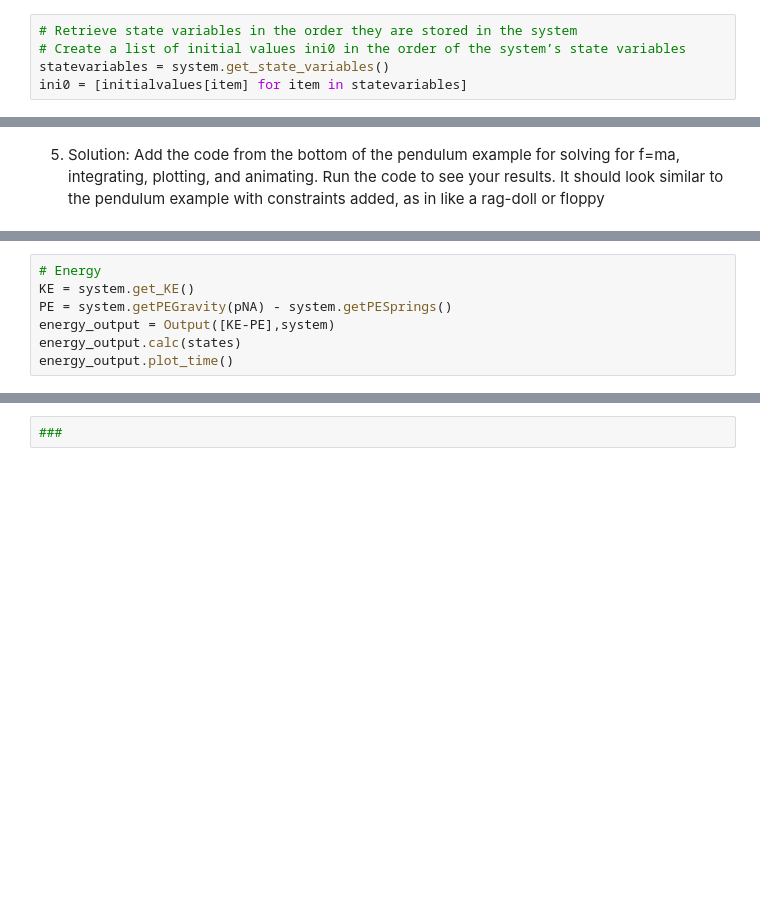
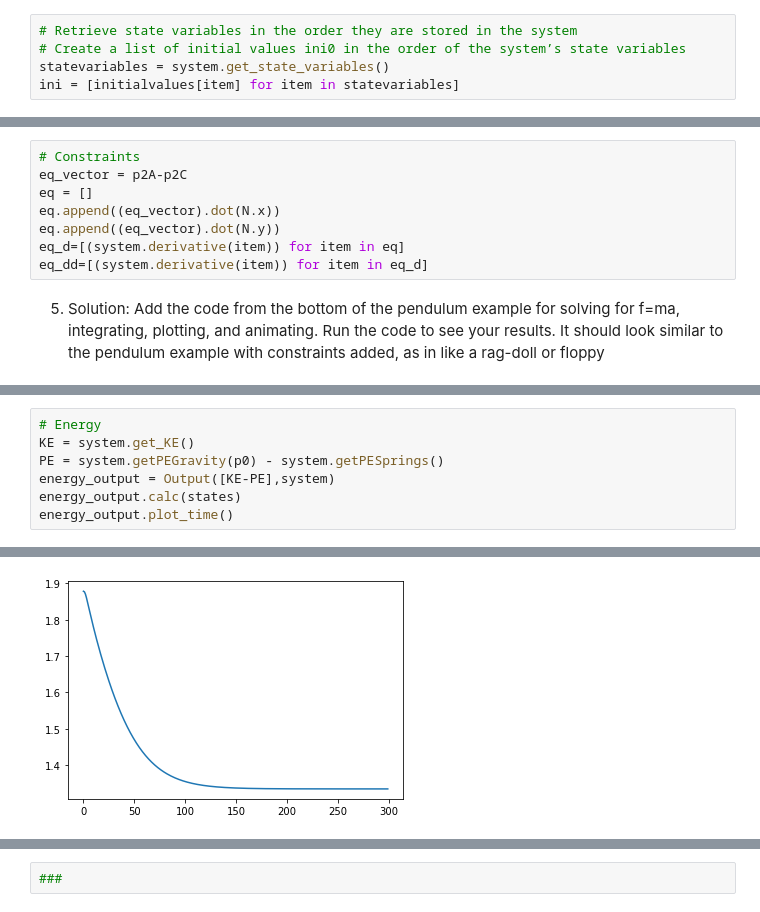
Before and after one commit to biodegradablerobotics/biodegradablerobotics.github.io, a Jupyter notebook: Code/DuckDynamics.ipynb, the cells around one changed output, grey strips where cells are left out. Cells and saved outputs as stored; diff of their text form; blank space fills up the shorter version.

```diff
--- a/Code/DuckDynamics.ipynb
+++ b/Code/DuckDynamics.ipynb
@@ -220,7 +207,7 @@ initialvalues[qD_d]=0*pi/180
 # Retrieve state variables in the order they are stored in the system
 # Create a list of initial values ini0 in the order of the system’s state variables
 statevariables = system.get_state_variables()
-ini0 = [initialvalues[item] for item in statevariables]
+ini = [initialvalues[item] for item in statevariables]
 # %%
 # Create frames
 N = Frame('N')
@@ -302,3 +288,11 @@ system.addforcegravity(-g*N.y)
+# %%
+# Constraints
+eq_vector = p2A-p2C
+eq = []
+eq.append((eq_vector).dot(N.x))
+eq.append((eq_vector).dot(N.y))
+eq_d=[(system.derivative(item)) for item in eq]
+eq_dd=[(system.derivative(item)) for item in eq_d]
 # %% [markdown]
 5. Solution: Add the code from the bottom of the pendulum example for solving for f=ma, integrating, plotting, and animating. Run the code to see your results. It should look similar to the pendulum example with constraints added, as in like a rag-doll or floppy
 # %%
@@ -318,7 +327,8 @@ plt.legend(artists,['qA','qB','qC','qD'])
 # %%
 # Energy
 KE = system.get_KE()
-PE = system.getPEGravity(pNA) - system.getPESprings()
+PE = system.getPEGravity(p0) - system.getPESprings()
 energy_output = Output([KE-PE],system)
 energy_output.calc(states)
 energy_output.plot_time()
+# %% [output]
@@ -325,3 +337,4 @@ energy_output.plot_time()
+[figure, added]
 # %%
 # Motion
 points = [p0,p1,p2A,p3,p4]
```
Also changed, not shown: parts of 78 cells of this notebook, 2 other files.
